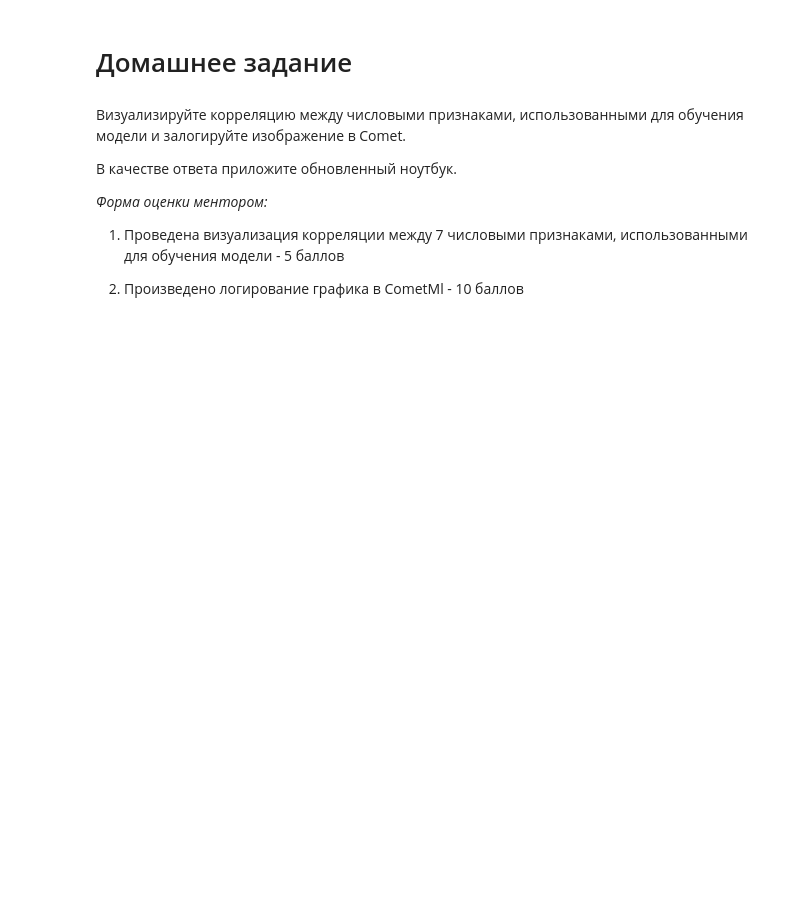
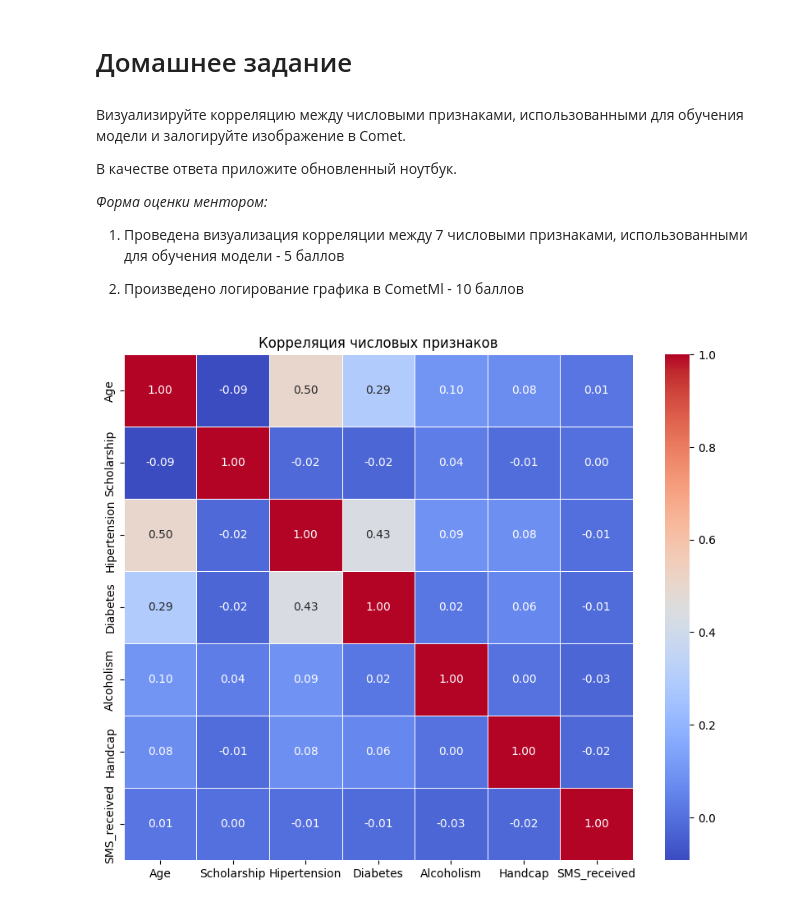
Before and after one commit to yevgeniy2504/sf_education_repo, a Jupyter notebook: task_9/homework_cometml karabekov.ipynb, the cells around one changed output. Cells and saved outputs as stored; diff of their text form; code cells hidden in the pictures; blank space fills up the shorter version.

```diff
--- a/task_9/noshowappointments_cometml.ipynb
+++ b/task_9/homework_cometml karabekov.ipynb
@@ -244,3 +227,24 @@ experiment.end()
 1) Проведена визуализация корреляции между 7 числовыми признаками, использованными для обучения модели - 5 баллов
 
 2) Произведено логирование графика в CometMl - 10 баллов
+# %%
+# 1. Отбираем 7 числовых признаков в переменной numeric_data
+numeric_columns = ['Age', 'Scholarship', 'Hipertension', 'Diabetes',
+                   'Alcoholism', 'Handcap', 'SMS_received']
+numeric_data = df[numeric_columns]
+
+# 2. Вычисляем матрицу корреляции
+corr_matrix = numeric_data.corr()
+
+# 3. Визуализируем
+plt.figure(figsize=(10, 8))
+sns.heatmap(corr_matrix, annot=True, fmt=".2f", cmap='coolwarm', linewidths=0.5)
+plt.title("Корреляция числовых признаков")
+
+# 4. Логируем график в CometML (метод log_figure)
+experiment.log_figure(figure_name="correlation_matrix", figure=plt)
+
+# Показываем график в ноутбуке
+plt.show()
+# %% [output]
+[figure, added]
```
Also changed, not shown: parts of 12 cells of this notebook, 3 other files.
